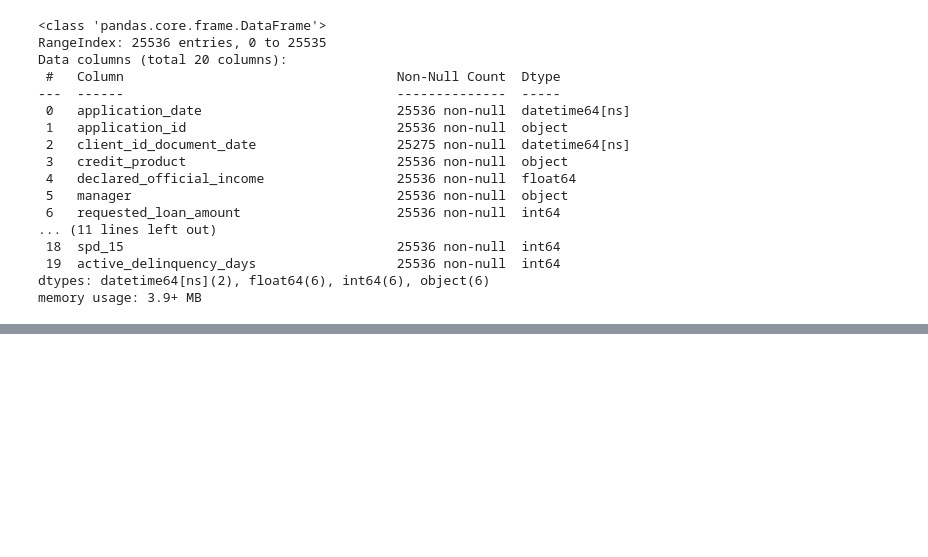
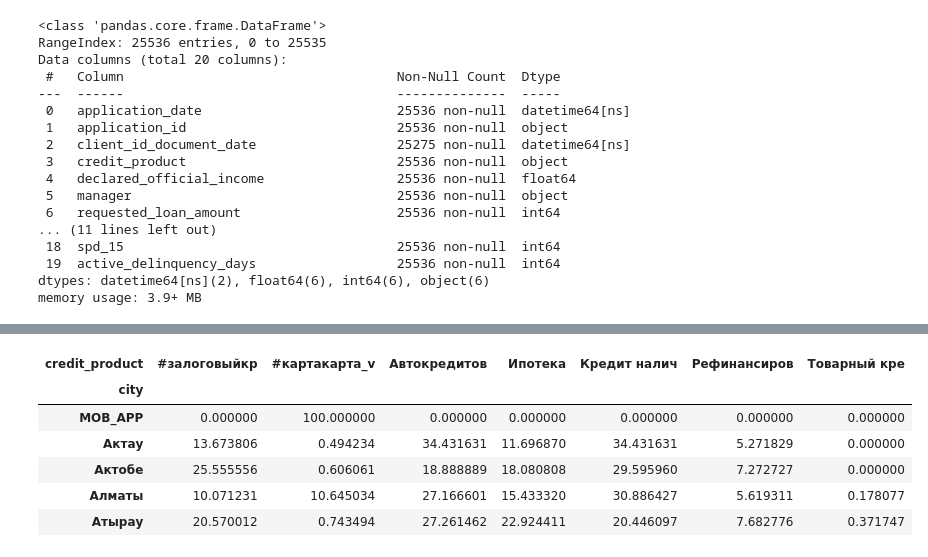
Before and after one commit to somethingaboutyoundme/Real-Time-Antifraud-Risk-Scoring-Platform, a Jupyter notebook: freedom-loan-fraud-scoring/notebooks/01_data_understanding.ipynb, the cells around one changed output, grey strips where cells are left out. Saved outputs shown, nothing was run; the diff lists cells and outputs as text; code cells hidden in the pictures; blank space fills up the shorter version.

```diff
--- a/freedom-loan-fraud-scoring/notebooks/01_data_understanding.ipynb
+++ b/freedom-loan-fraud-scoring/notebooks/01_data_understanding.ipynb
@@ -121,0 +267,10 @@ df.sample(5,random_state=42)
+# %%
+pd.crosstab(df['city'],df['credit_product'],normalize='index').head(5) * 100
+# %% [output]
+| credit_product | #залоговыйкр | #картакарта_v | Автокредитов | Ипотека | Кредит налич | Рефинансиров | Товарный кре |
+| city |  |  |  |  |  |  |  |
+| MOB_APP | 0.000000 | 100.000000 | 0.000000 | 0.000000 | 0.000000 | 0.000000 | 0.000000 |
+| Актау | 13.673806 | 0.494234 | 34.431631 | 11.696870 | 34.431631 | 5.271829 | 0.000000 |
+| Актобе | 25.555556 | 0.606061 | 18.888889 | 18.080808 | 29.595960 | 7.272727 | 0.000000 |
+| Алматы | 10.071231 | 10.645034 | 27.166601 | 15.433320 | 30.886427 | 5.619311 | 0.178077 |
+| Атырау | 20.570012 | 0.743494 | 27.261462 | 22.924411 | 20.446097 | 7.682776 | 0.371747 |
```
Also changed, not shown: parts of 14 cells of this notebook, 2 other files.
